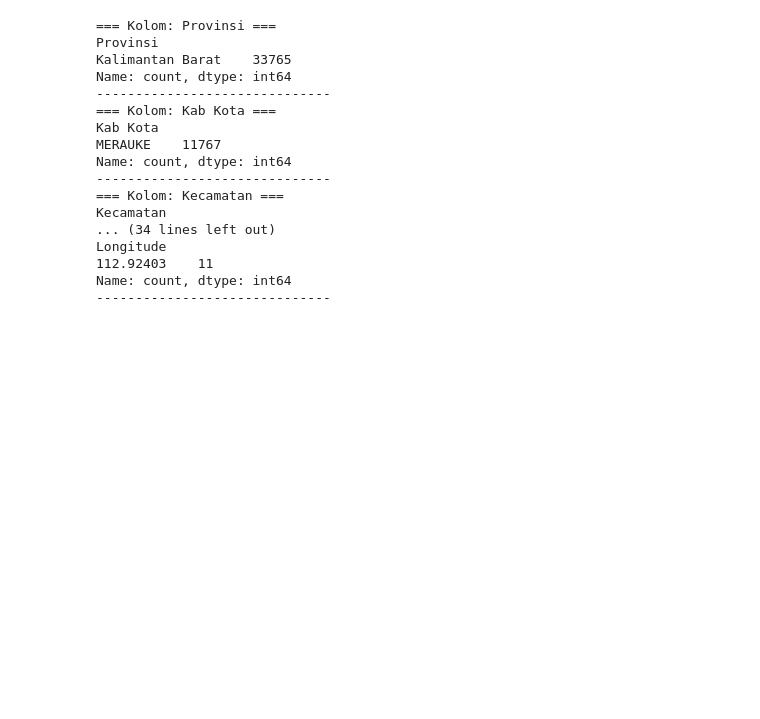
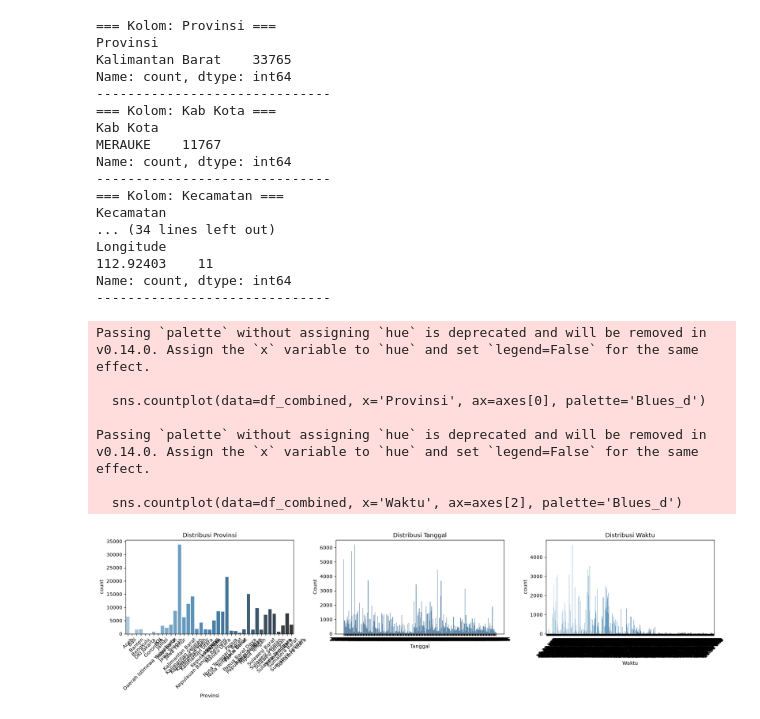
Before and after one commit to darrenwangsa/fbd2026, a Jupyter notebook: main.ipynb, the cells around one changed output. Cells and saved outputs as stored; diff of their text form; code cells hidden in the pictures; blank space fills up the shorter version.

```diff
--- a/main.ipynb
+++ b/main.ipynb
@@ -169,3 +174,33 @@ Longitude
 112.92403    11
 Name: count, dtype: int64
 ------------------------------
+# %%
+# Membuat kanvas dengan 3 subplot
+fig, axes = plt.subplots(1, 3, figsize=(18, 5))
+
+# 1. Provinsi (Data Kategori) -> Gunakan countplot
+sns.countplot(data=df_combined, x='Provinsi', ax=axes[0], palette='Blues_d')
+axes[0].set_title("Distribusi Provinsi")
+axes[0].tick_params(axis='x', rotation=45) # Memutar teks agar tidak bertumpuk
+
+# 2. Tanggal -> Gunakan histplot TANPA kde=True
+sns.histplot(df_combined['Tanggal'], ax=axes[1], color="steelblue", bins=30)
+axes[1].set_title("Distribusi Tanggal")
+
+# 3. Waktu -> Gunakan countplot atau histplot tergantung isinya
+# Jika waktu berupa kategori jam, countplot lebih aman:
+sns.countplot(data=df_combined, x='Waktu', ax=axes[2], palette='Blues_d')
+axes[2].set_title("Distribusi Waktu")
+axes[2].tick_params(axis='x', rotation=45)
+
+plt.tight_layout()
+plt.show()
+# %% [output]
+Passing `palette` without assigning `hue` is deprecated and will be removed in v0.14.0. Assign the `x` variable to `hue` and set `legend=False` for the same effect.
+
+  sns.countplot(data=df_combined, x='Provinsi', ax=axes[0], palette='Blues_d')
+
+Passing `palette` without assigning `hue` is deprecated and will be removed in v0.14.0. Assign the `x` variable to `hue` and set `legend=False` for the same effect.
+
+  sns.countplot(data=df_combined, x='Waktu', ax=axes[2], palette='Blues_d')
+[figure, added]
```
Also changed, not shown: parts of 7 cells of this notebook.
